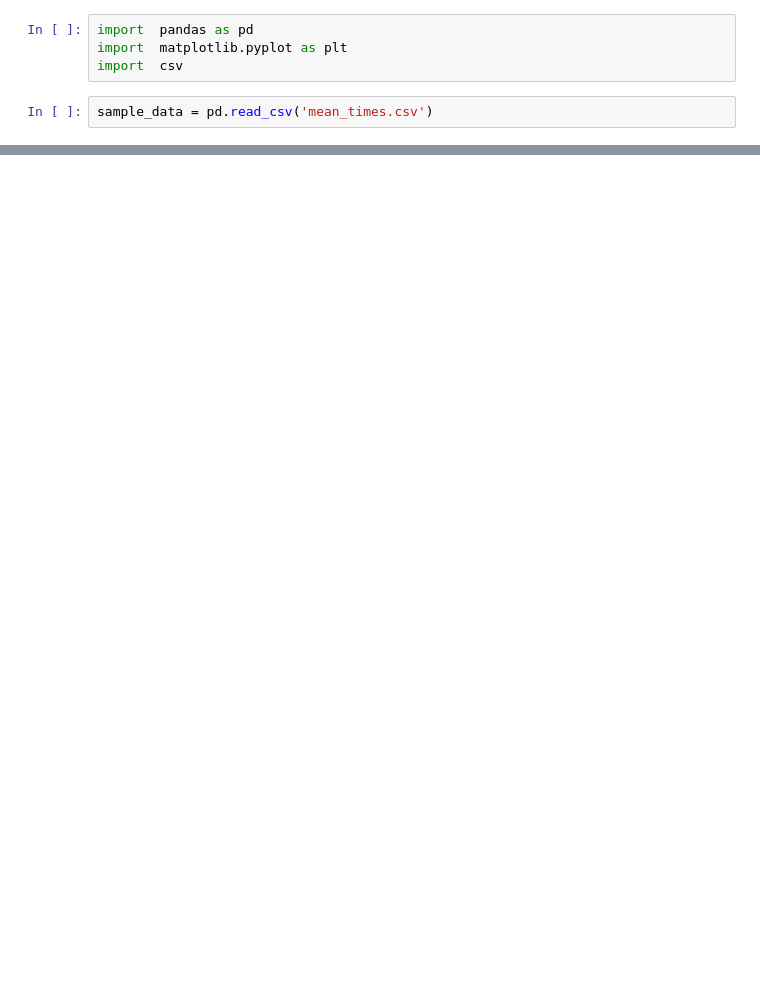
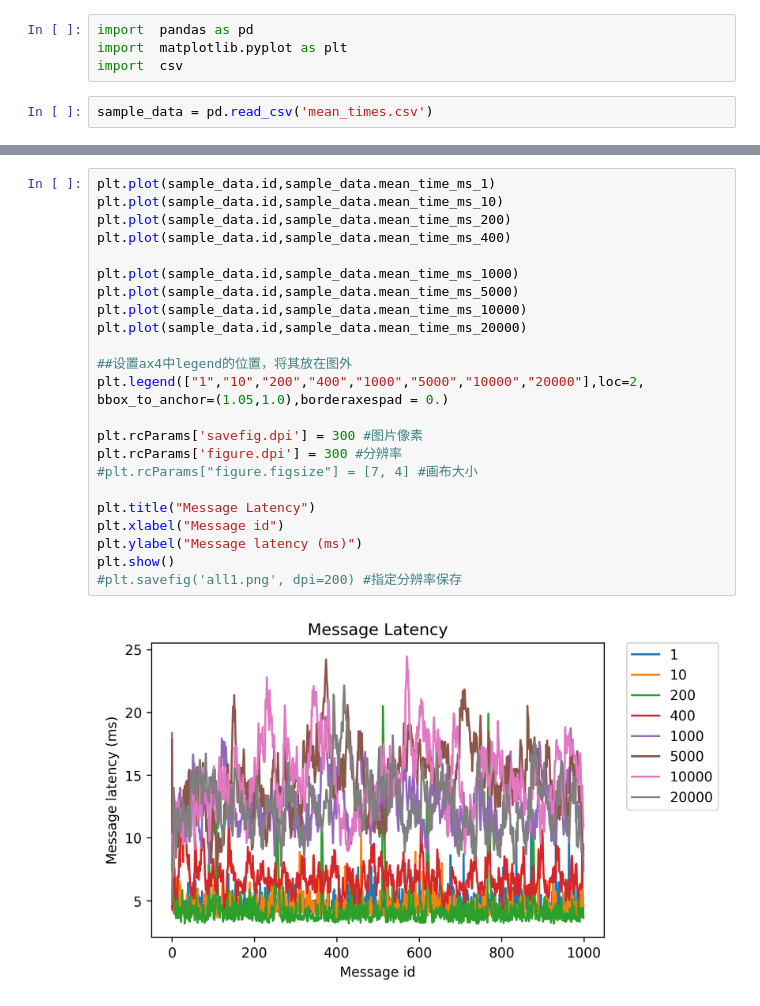
Before and after one commit to chongbin007/Master_project_Chongbin, a Jupyter notebook: experiments/experiment2_v2/ros1_results/plot/csvPlot.ipynb, the cells around one changed output, grey strips where cells are left out. Saved outputs shown, nothing was run; the diff lists cells and outputs as text; blank space fills up the shorter version.

```diff
--- a/experiments/experiment2_v2/ros1_results/plot/csvPlot.ipynb
+++ b/experiments/experiment2_v2/ros1_results/plot/csvPlot.ipynb
@@ -30,0 +36,25 @@ plt.show()
+# %%
+plt.plot(sample_data.id,sample_data.mean_time_ms_1)
+plt.plot(sample_data.id,sample_data.mean_time_ms_10)
+plt.plot(sample_data.id,sample_data.mean_time_ms_200)
+plt.plot(sample_data.id,sample_data.mean_time_ms_400)
+
+plt.plot(sample_data.id,sample_data.mean_time_ms_1000)
+plt.plot(sample_data.id,sample_data.mean_time_ms_5000)
+plt.plot(sample_data.id,sample_data.mean_time_ms_10000)
+plt.plot(sample_data.id,sample_data.mean_time_ms_20000)
+
+##设置ax4中legend的位置，将其放在图外
+plt.legend(["1","10","200","400","1000","5000","10000","20000"],loc=2, bbox_to_anchor=(1.05,1.0),borderaxespad = 0.)
+
+plt.rcParams['savefig.dpi'] = 300 #图片像素
+plt.rcParams['figure.dpi'] = 300 #分辨率
+#plt.rcParams["figure.figsize"] = [7, 4] #画布大小
+
+plt.title("Message Latency")
+plt.xlabel("Message id")
+plt.ylabel("Message latency (ms)")
+plt.show()
+#plt.savefig('all1.png', dpi=200) #指定分辨率保存
+# %% [output]
+[figure, added]
```
Also changed, not shown: parts of 5 cells of this notebook, 42 other files.
